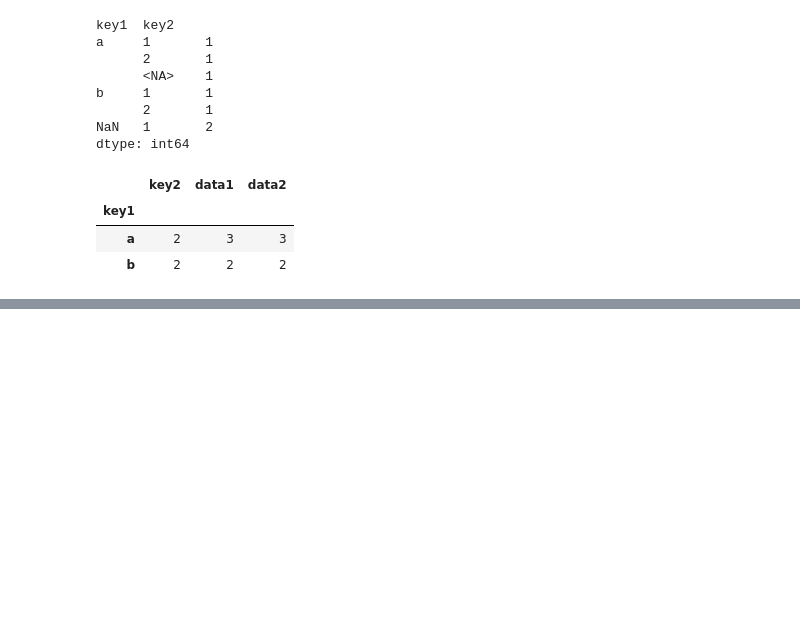
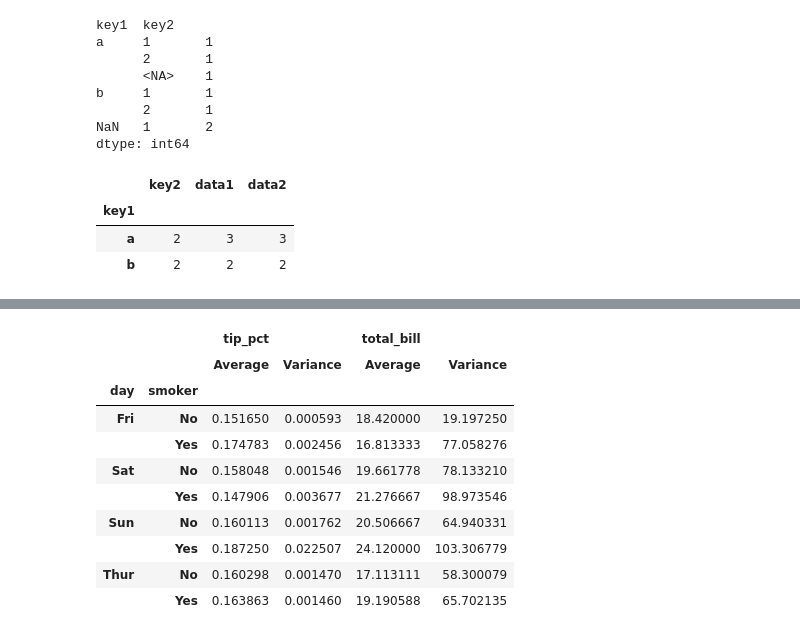
Before and after one commit to sarvar-ds0201/pydata-book-practice, a Jupyter notebook: chapter_10_data_aggregation/data_aggregation.ipynb, the cells around one changed output, grey strips where cells are left out. Cells and saved outputs as stored; diff of their text form; code cells hidden in the pictures; blank space fills up the shorter version.

```diff
--- a/chapter_10_data_aggregation/data_aggregation.ipynb
+++ b/chapter_10_data_aggregation/data_aggregation.ipynb
@@ -187,0 +442,16 @@ key
+# %%
+ftuples = [('Average', 'mean'), ('Variance', np.var)]
+# %%
+grouped[['tip_pct', 'total_bill']].agg(ftuples)
+# %% [output]
+|  |  | tip_pct |  | total_bill |  |
+|  |  | Average | Variance | Average | Variance |
+| day | smoker |  |  |  |  |
+| Fri | No | 0.151650 | 0.000593 | 18.420000 | 19.197250 |
+|  | Yes | 0.174783 | 0.002456 | 16.813333 | 77.058276 |
+| Sat | No | 0.158048 | 0.001546 | 19.661778 | 78.133210 |
+|  | Yes | 0.147906 | 0.003677 | 21.276667 | 98.973546 |
+| Sun | No | 0.160113 | 0.001762 | 20.506667 | 64.940331 |
+|  | Yes | 0.187250 | 0.022507 | 24.120000 | 103.306779 |
+| Thur | No | 0.160298 | 0.001470 | 17.113111 | 58.300079 |
+|  | Yes | 0.163863 | 0.001460 | 19.190588 | 65.702135 |
```
Also changed, not shown: parts of 55 cells of this notebook.
